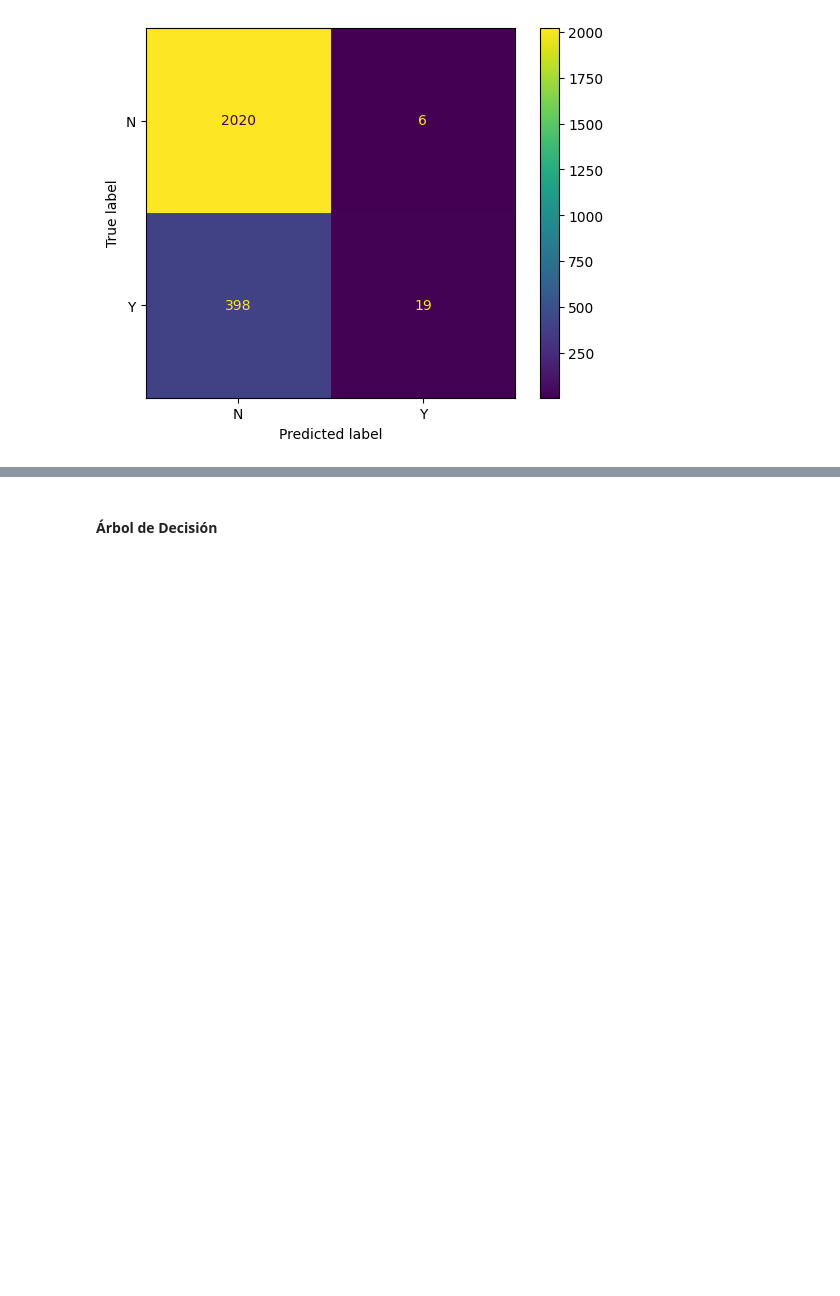
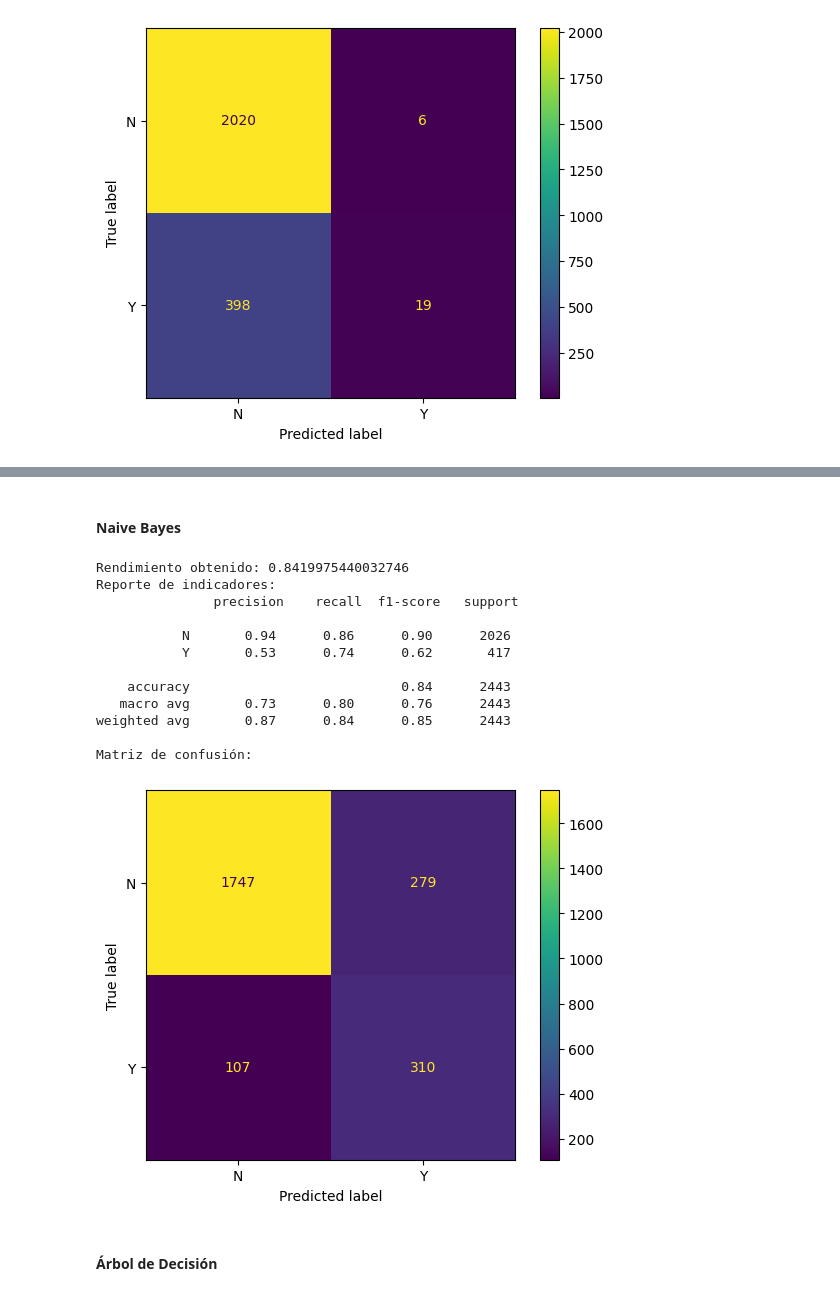
Before and after one commit to amorenor1/13MBID-ABR24-25, a Jupyter notebook: notebooks/04_Modelado_Evaluacion/MD01 - Modelado.ipynb, the cells around one changed output, grey strips where cells are left out. Drawn from its saved outputs; the diff is of its cells as text; code cells hidden in the pictures; blank space fills up the shorter version.

```diff
--- a/notebooks/04_Modelado_Evaluacion/MD01 - Modelado.ipynb
+++ b/notebooks/04_Modelado_Evaluacion/MD01 - Modelado.ipynb
@@ -414,3 +471,28 @@ Matriz de confusión:
+# %% [markdown]
+#### Naive Bayes
+# %%
+# Importamos GaussianNB
+from sklearn.naive_bayes import GaussianNB
+
+# Naive Bayes
+with mlflow.start_run(run_name='Naive Bayes (#3)'):
+    nb = GaussianNB()  # Utilizamos el modelo para datos continuos
+    nb.fit(train_data, train_labels)
+evaluar_modelo(nb, test_data, test_labels)
+# %% [output]
+Rendimiento obtenido: 0.8419975440032746
+Reporte de indicadores:
+               precision    recall  f1-score   support
+
+           N       0.94      0.86      0.90      2026
+           Y       0.53      0.74      0.62       417
+
+    accuracy                           0.84      2443
+   macro avg       0.73      0.80      0.76      2443
+weighted avg       0.87      0.84      0.85      2443
+
+Matriz de confusión:
+[figure, added]
 # %% [markdown]
 #### Árbol de Decisión
 # %%
```
Also changed, not shown: parts of 19 cells of this notebook, 2 other files.
